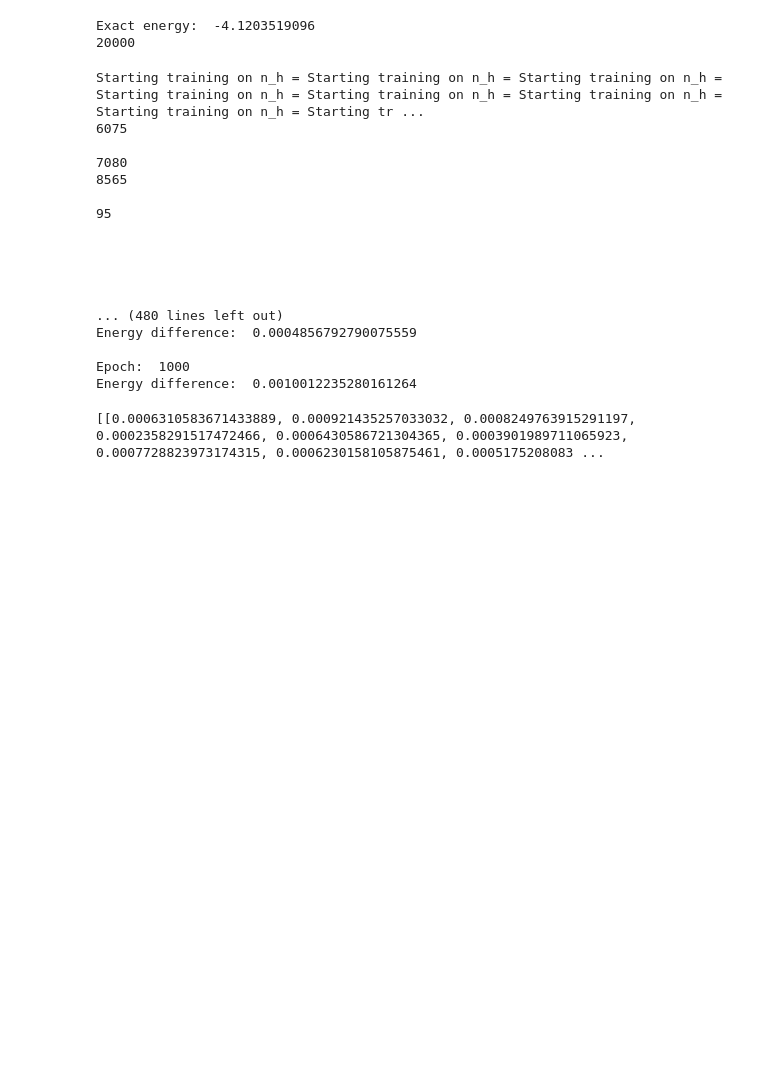
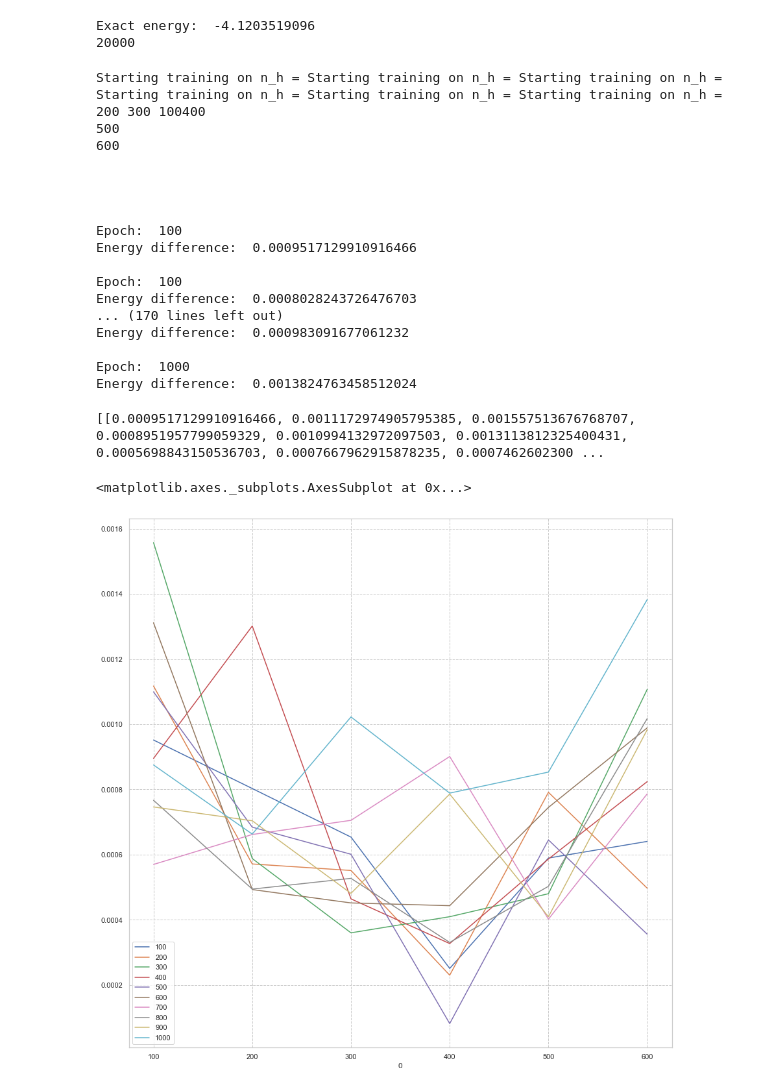
Before and after one commit to shukob/CohortProject_2020, a Jupyter notebook: Project_1_RBM_and_Tomography/Task2.ipynb, the cells around one changed output. Drawn from its saved outputs; the diff is of its cells as text; code cells hidden in the pictures; blank space fills up the shorter version.

```diff
--- a/Project_1_RBM_and_Tomography/Task2.ipynb
+++ b/Project_1_RBM_and_Tomography/Task2.ipynb
@@ -60,30 +60,48 @@ Exact energy:  -4.1203519096
 from multiprocessing import Pool
 
 with Pool(16) as p:
-    results = p.map(train, range(20, 100, 5))
+    results = p.map(train, range(100, 700, 100))
 # %% [output]
-Starting training on n_h = Starting training on n_h = Starting training on n_h = Starting training on n_h = Starting training on n_h = Starting training on n_h = Starting training on n_h = Starting tr ...
-6075
-
-7080
-8565
-
-95
+Starting training on n_h = Starting training on n_h = Starting training on n_h =  Starting training on n_h = Starting training on n_h = Starting training on n_h =    200 300 100400
+500
+600
 
 
 
 
+Epoch:  100
+Energy difference:  0.0009517129910916466
 
-... (480 lines left out)
-Energy difference:  0.0004856792790075559
+Epoch:  100
+Energy difference:  0.0008028243726476703
+... (170 lines left out)
+Energy difference:  0.000983091677061232
 
 Epoch:  1000
-Energy difference:  0.0010012235280161264
+Energy difference:  0.0013824763458512024
 # %%
 print(results)
 # %% [output]
-[[0.0006310583671433889, 0.000921435257033032, 0.0008249763915291197, 0.0002358291517472466, 0.0006430586721304365, 0.0003901989711065923, 0.0007728823973174315, 0.0006230158105875461, 0.0005175208083 ...
+[[0.0009517129910916466, 0.0011172974905795385, 0.001557513676768707, 0.0008951957799059329, 0.0010994132972097503, 0.0013113812325400431, 0.0005698843150536703, 0.0007667962915878235, 0.0007462602300 ...
 # %%
-with open(str(output_dir / f"task2.csv"), 'w') as f:
+results_with_header = [[h] + result for (h, result) in zip(range(100, 700, 100), results)]
+with open(str(output_dir / f"task2-100_600.csv"), 'w') as f:
     w = csv.writer(f)
-    w.writerows(results)
+    w.writerows(results_with_header)
+# %%
+import pandas as pd
+import seaborn as sns
+import matplotlib.pyplot as plt
+sns.set()
+sns.set_style("whitegrid", {'grid.linestyle': '--'})
+# sns.set_context("paper", 1.5, {"lines.linewidth": 4})
+# sns.set_palette("winter_r", 8, 1)
+# sns.set('talk', 'whitegrid', 'dark', font_scale=1.5,
+#         rc={"lines.linewidth": 2, 'grid.linestyle': '--'})
+df = pd.read_csv( str(output_dir / f"task2-100_600.csv"), header=None, index_col=0)
+df.columns = range(100, 1000+100, 100)
+
+df
+# %% [output]
+<matplotlib.axes._subplots.AxesSubplot at 0x...>
+[figure, added]
```
Also changed, not shown: parts of 1 cell of this notebook, 5 other files.
